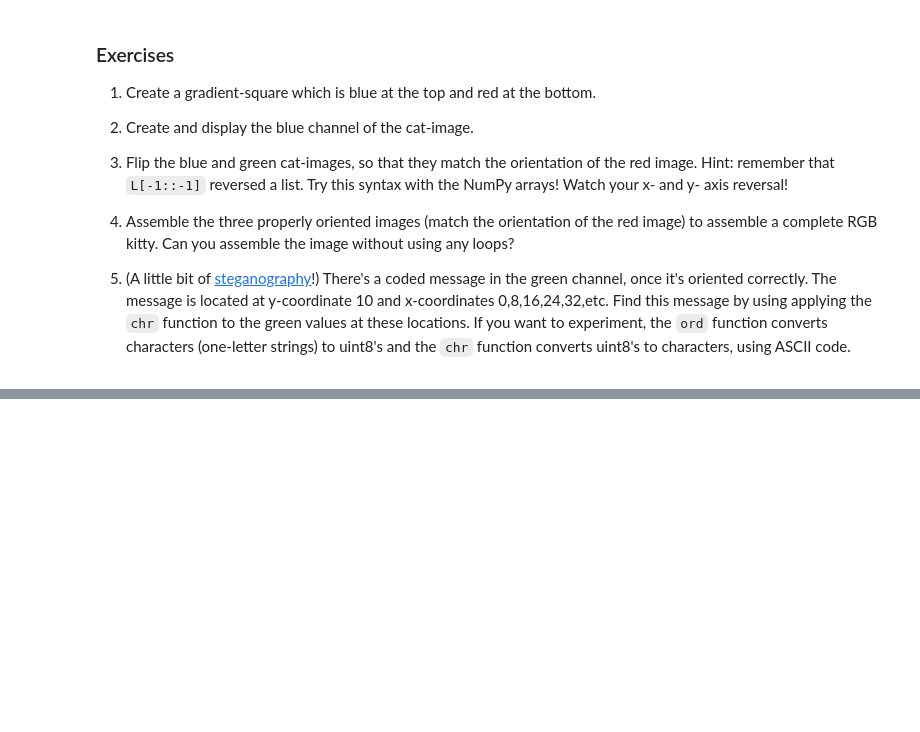
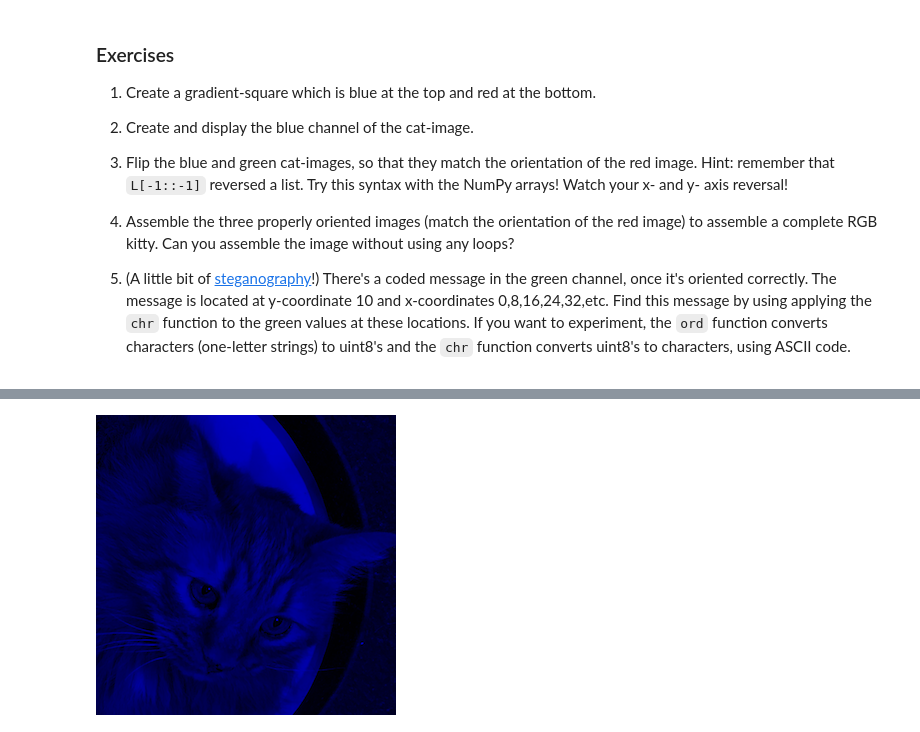
Before and after one commit to denaliwilson/Math-152, a Jupyter notebook: Copy_of_P4M_Notebook_4.ipynb, the cells around one changed output, grey strips where cells are left out. Drawn from its saved outputs; the diff is of its cells as text; code cells hidden in the pictures; blank space fills up the shorter version.

```diff
--- a/Copy_of_P4M_Notebook_4.ipynb
+++ b/Copy_of_P4M_Notebook_4.ipynb
@@ -1083,0 +1119,7 @@ Now we see the problem!  Complete the exercises below to fix the image.
+# %%
+
+bluecatarray = catarray.copy()
+bluecatarray[:,:,[0,1]] = 0
+display(Image.fromarray(bluecatarray))
+# %% [output]
+[figure, added]
```
Also changed, not shown: parts of 15 cells of this notebook.
